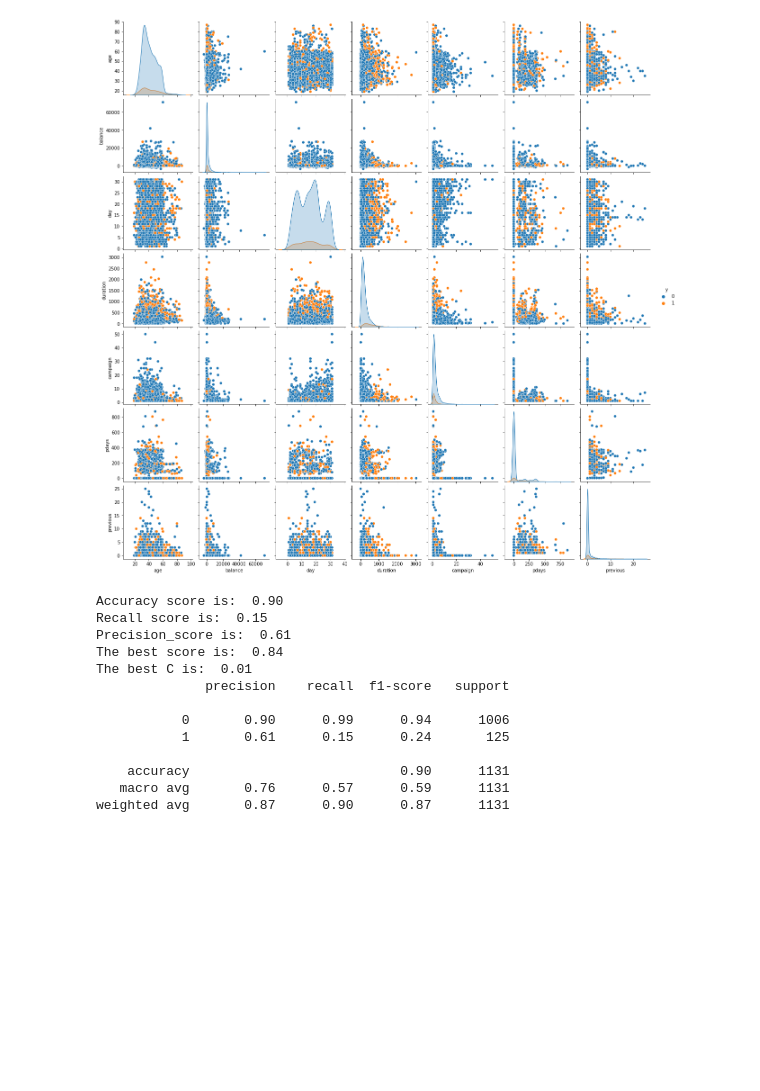
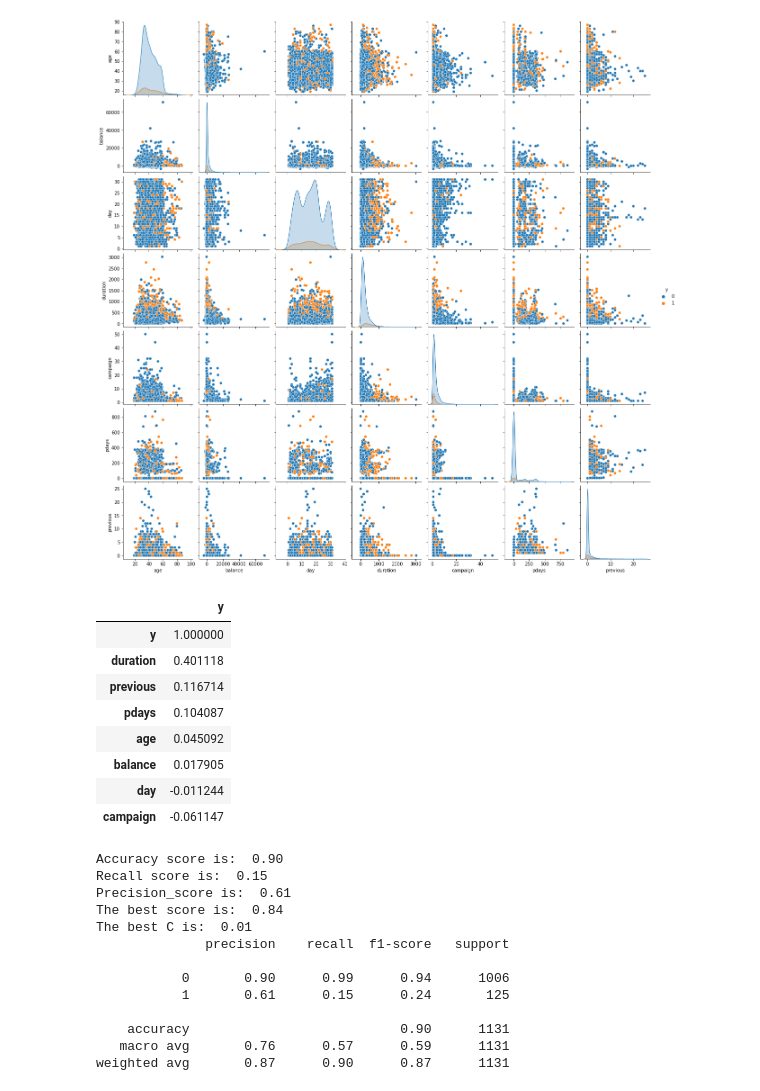
Before and after one commit to hossamfattah/mlmodule17, a Jupyter notebook: MyWorkF.ipynb, the cells around one changed output. Saved outputs shown, nothing was run; the diff lists cells and outputs as text; code cells hidden in the pictures; blank space fills up the shorter version.

```diff
--- a/MyWorkF.ipynb
+++ b/MyWorkF.ipynb
@@ -93,6 +93,18 @@ sns.pairplot(data=bank_new, hue='y')
 # %% [output]
 <seaborn.axisgrid.PairGrid at 0x...>
 [figure]
+# %%
+bank_new.corr()[['y']].sort_values(by=['y'], ascending=False)
+# %% [output]
+|  | y |
+| y | 1.000000 |
+| duration | 0.401118 |
+| previous | 0.116714 |
+| pdays | 0.104087 |
+| age | 0.045092 |
+| balance | 0.017905 |
+| day | -0.011244 |
+| campaign | -0.061147 |
 # %%
 X=bank_new[['age','balance','day','duration','campaign','pdays','previous']]
 y=bank_new['y']
```
Also changed, not shown: parts of 8 cells of this notebook, 1 other file.
